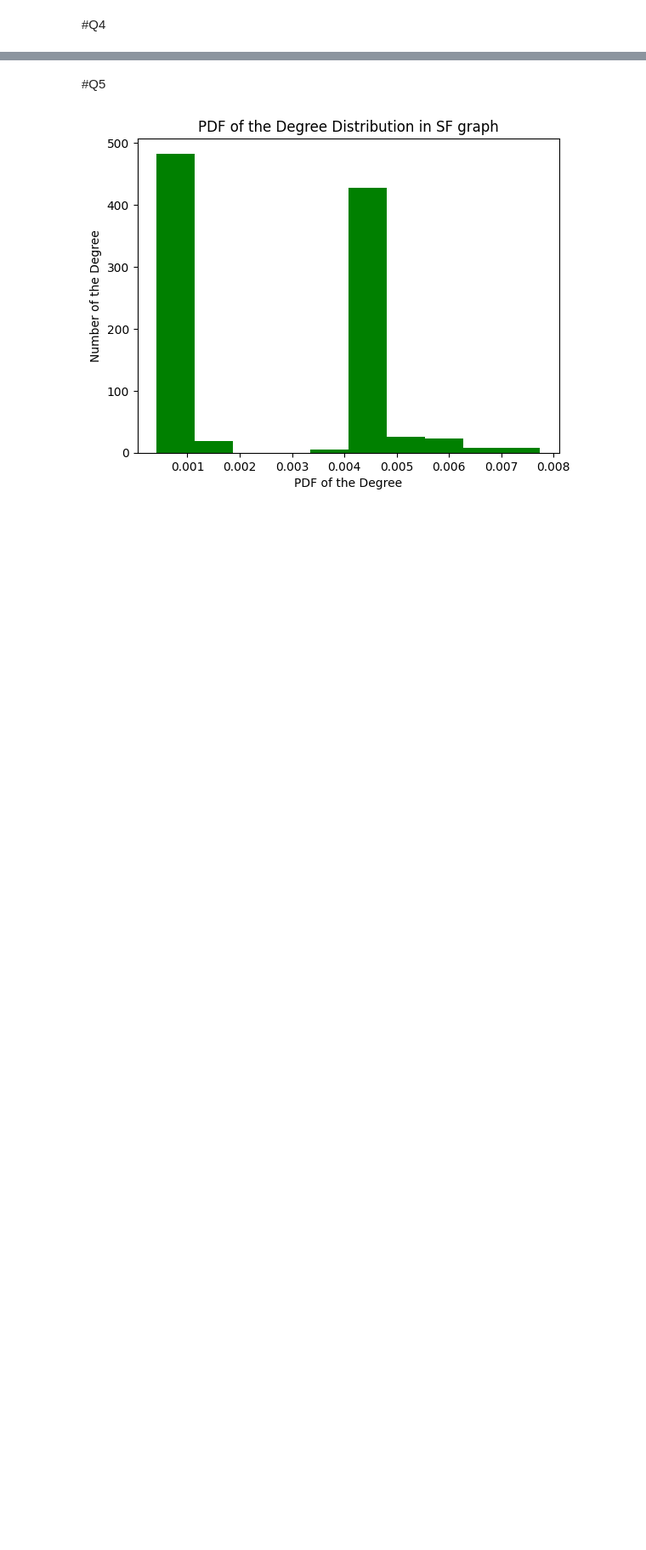
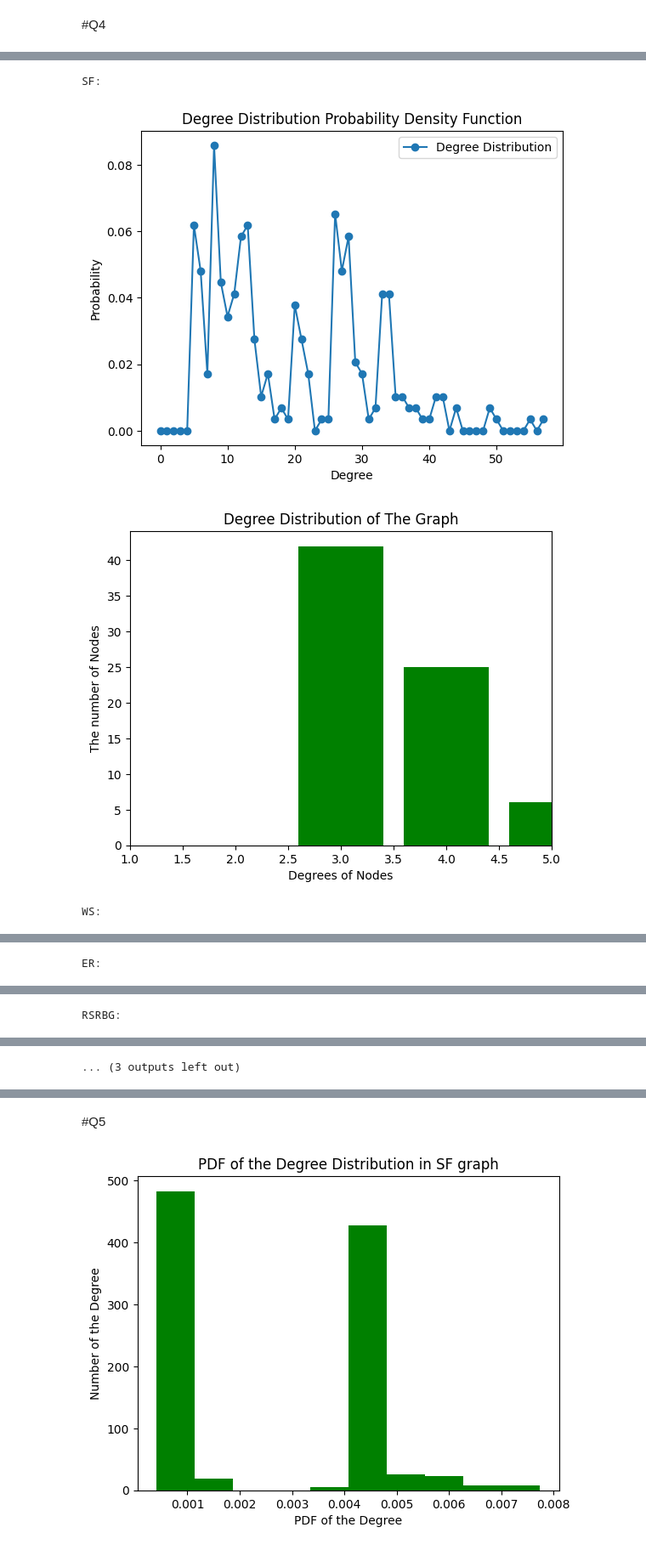
Before and after one commit to AmirEfi/Graph-Simulation, a Jupyter notebook: Simulation_Project.ipynb, the cells around one changed output, grey strips where cells are left out. Shown at 85% size. Saved outputs shown, nothing was run; the diff lists cells and outputs as text; code cells hidden in the pictures; blank space fills up the shorter version.

```diff
--- a/Simulation_Project.ipynb
+++ b/Simulation_Project.ipynb
@@ -523,0 +562,62 @@ plt.show()
+# %%
+#Q4-Part2: PDF of degree distribution
+
+def plot_degree_distribution_pdf(G):
+    degrees = [degree for node, degree in G.degree()]
+    degree_counts = np.bincount(degrees)
+    degree_probs = degree_counts / np.sum(degree_counts)
+
+    plt.plot(range(len(degree_probs)), degree_probs, 'o-', label='Degree Distribution')
+    plt.xlabel('Degree')
+    plt.ylabel('Probability')
+    plt.title('Degree Distribution Probability Density Function')
+    plt.legend()
+    plt.show()
+
+
+def plot_degree_distribution(G):
+  degrees = [G.degree(n) for n in G.nodes()]
+  labels, counts = np.unique(degrees, return_counts=True)
+  plt.bar(labels, counts, color='green', align='center')
+  plt.title("Degree Distribution of The Graph")
+  plt.xlabel("Degrees of Nodes")
+  plt.ylabel("The number of Nodes")
+  plt.xlim(min(d1,d2) - 1 , max(d1,d2) + 1)
+  plt.show()
+
+
+# Scale-Free (SF) Model
+#sf_model = nx.scale_free_graph(1000)
+#line_sf_model = nx.line_graph(sf_model)
+print("SF:")
+plot_degree_distribution_pdf(line_graph_sf)
+plot_degree_distribution(graph_barabasi[0])
+
+# Watts-Strogatz (WS) Model
+#ws_model = nx.watts_strogatz_graph(1000, 4, 0.1)
+#line_ws_model = nx.line_graph(ws_model)
+print("WS:")
+plot_degree_distribution_pdf(line_graph_ws)
+plot_degree_distribution(graph_watts[0])
+
+# (ER) Model
+#er_model = nx.erdos_renyi_graph(1000, 0.01)
+#line_er_model = nx.line_graph(er_model)
+print("ER:")
+plot_degree_distribution_pdf(line_graph_er)
+plot_degree_distribution(graph_erdos[0])
+
+#RSRBG Model
+print("RSRBG:")
+plot_degree_distribution_pdf(line_graph_rsrbg)
+plot_degree_distribution(RSRBG)
+
+#RSRG Model
+print("RSRG:")
+plot_degree_distribution_pdf(line_graph_rsrg)
+plot_degree_distribution(RSRG)
+# %% [output]
+SF:
+[figure, added]
+[figure, added]
+WS:
@@ -523,0 +626 @@ plt.show()
+ER:
@@ -523,0 +629 @@ plt.show()
+RSRBG:
@@ -523,0 +632 @@ plt.show()
+... (3 outputs left out)
```
Also changed, not shown: parts of 26 cells of this notebook.
